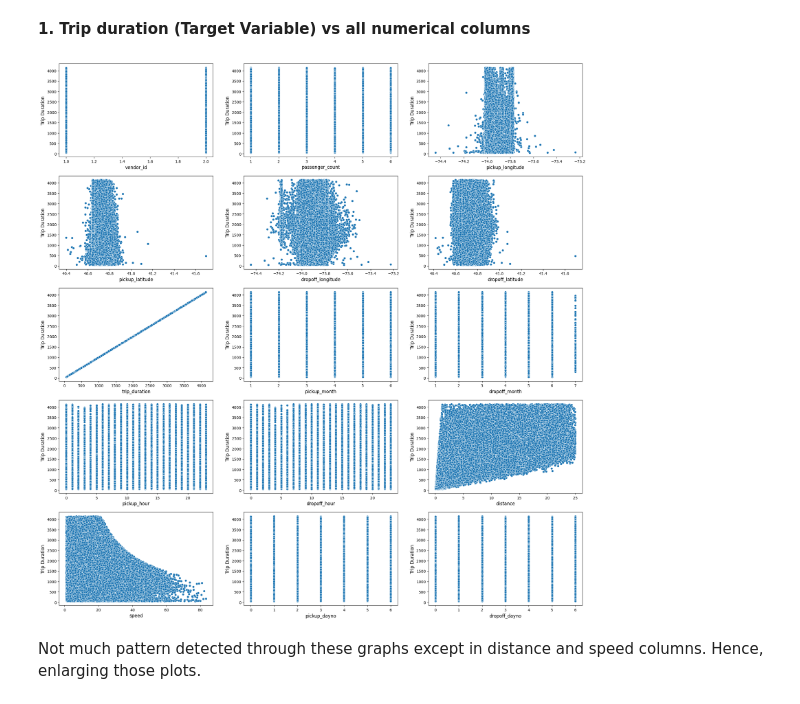
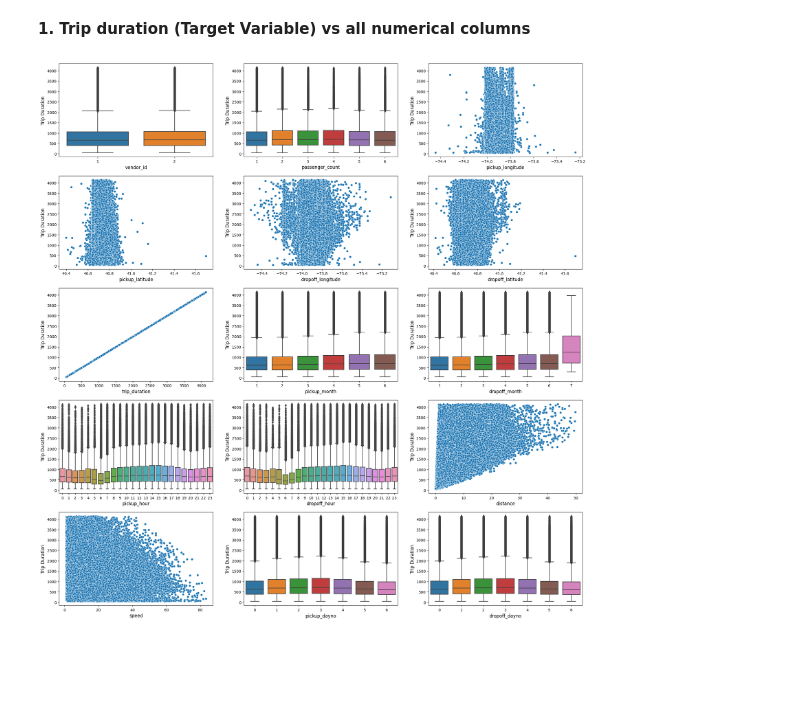
Before and after one commit to utkarshs75/NYC-Taxi-Data-Analysis, a Jupyter notebook: NYC_Taxi_Trip_Time_Prediction_Capstone_Project.ipynb, the cells around one changed output. Cells and saved outputs as stored; diff of their text form; code cells hidden in the pictures; blank space fills up the shorter version.

```diff
--- a/NYC_Taxi_Trip_Time_Prediction_Capstone_Project.ipynb
+++ b/NYC_Taxi_Trip_Time_Prediction_Capstone_Project.ipynb
@@ -373,10 +373,10 @@ data['distance'].skew()
 # Checking Percentile values:
 per = {}
 for i in range(0, 100, 5):
-  time = data['distance']
-  time = np.sort(time)
-  per[i] = time[int(len(time)*(i/100))]
-per[100] = time[-1]
+  x = data['distance']
+  x = np.sort(x)
+  per[i] = x[int(len(x)*(i/100))]
+per[100] = x[-1]
 for i in per:
   print(i, ' Percentile =>', per[i])
 # %% [output]
@@ -440,4 +483,4 @@ data.shape
 # %%
-data = data[(data['distance'] >= 0.025)]
-data = data[data['distance'] <= 25]
+data = data[(data['distance'] >= 0.028)]
+data = data[data['distance'] <= 50]
 # %% [markdown]
@@ -474,10 +517,10 @@ Name: speed, dtype: float64
 # Checking Percentile values:
 per = {}
 for i in range(0, 100, 10):
-  time = data['speed']
-  time = np.sort(time)
-  per[i] = time[int(len(time)*(i/100))]
-per[100] = time[-1]
+  x = data['speed']
+  x = np.sort(x)
+  per[i] = x[int(len(x)*(i/100))]
+per[100] = x[-1]
 for i in per:
   print(i, ' Percentile =>', per[i])
 # %% [output]
@@ -498,14 +541,14 @@ Now obviously, a speed of 1408 kmph is too unrealistic and a value of 0.029 kmph
 # Display first and last percentile values:
 per = {}
 for i in range(0, 11):
-  time = data['speed']
-  time = np.sort(time)
-  per[i/10] = time[int(len(time)*(i/1000))]
+  x = data['speed']
+  x = np.sort(x)
+  per[i/10] = x[int(len(x)*(i/1000))]
 for i in range(990, 1000):
-  time = data['speed']
-  time = np.sort(time)
-  per[i/10] = time[int(len(time)*(i/1000))]
-per[100] = time[-1]
+  x = data['speed']
+  x = np.sort(x)
+  per[i/10] = x[int(len(x)*(i/1000))]
+per[100] = x[-1]
 for i in per:
   print(i, ' Percentile =>', per[i])
 # %% [output]
@@ -782,22 +826,23 @@ plt.show()
 # %%
 # Creating a combined plot of all numerical variables against target variable trip duration
 
 num = ['int64', 'float64']
 num_cols = []
 for i in  data.columns:
   if data[i].dtype in num:
     num_cols.append(i)
 
 plt.figure(figsize = (25, 80))
-sns.color_palette('husl', 8)
+sns.color_palette('husl')
 
 for i, feature in enumerate(list(data[num_cols]), 1):
   plt.subplot(len(num_cols), 3, i)
-  sns.scatterplot(x = feature, y = 'trip_duration', data = data)
+  if data[feature].nunique() > 24:
+    sns.scatterplot(x = feature, y = 'trip_duration', data = data)
+  else:
+    sns.boxplot(x = feature, y = 'trip_duration', data = data)
   plt.xlabel(f'{feature}', size = 12)
   plt.ylabel('Trip Duration', size = 12)
 plt.show()
 # %% [output]
-[figure, old version]
+[figure, new version]
-# %% [markdown]
-Not much pattern detected through these graphs except in distance and speed columns. Hence, enlarging those plots.
```
Also changed, not shown: parts of 76 cells of this notebook.
